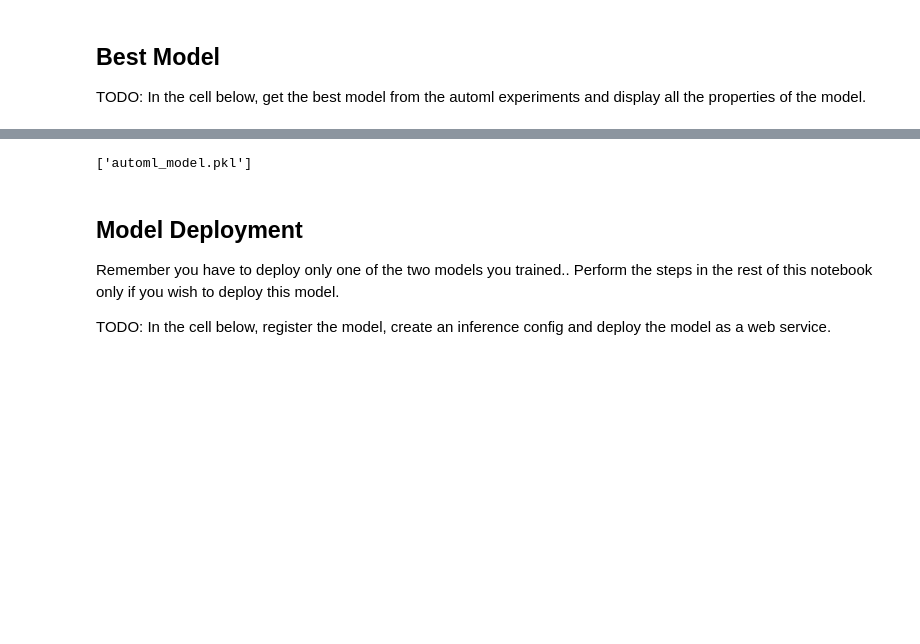
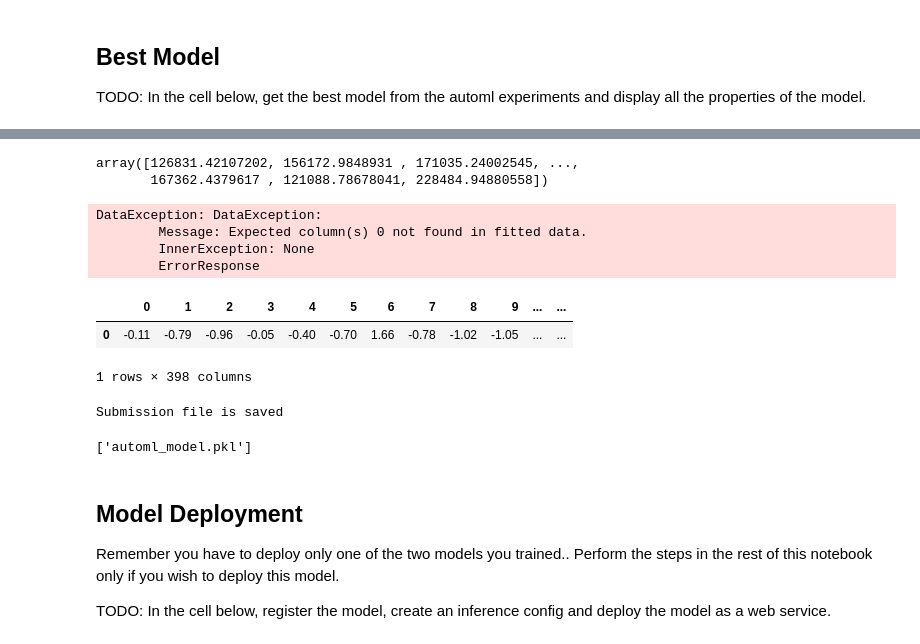
Before and after one commit to ErkanHatipoglu/nd00333-capstone, a Jupyter notebook: starter_file/automl.ipynb, the cells around one changed output, grey strips where cells are left out. Cells and saved outputs as stored; diff of their text form; code cells hidden in the pictures; blank space fills up the shorter version.

```diff
--- a/starter_file/automl.ipynb
+++ b/starter_file/automl.ipynb
@@ -379,3 +376,34 @@ residuals aml://artifactId/ExperimentRun/dcid.AutoML_8aa12d5a-a272-4123-9ca3-d6d
+# %%
+pred = fitted_model.predict(test_dataset.to_pandas_dataframe())
+pred
+# %% [output]
+array([126831.42107202, 156172.9848931 , 171035.24002545, ...,
+       167362.4379617 , 121088.78678041, 228484.94880558])
+# %%
+my_array = test_dataset.to_pandas_dataframe().to_numpy()
+my_array
+
+predict = fitted_model.predict(my_array)
+predict
+# %% [output]
+DataException: DataException:
+        Message: Expected column(s) 0 not found in fitted data.
+        InnerException: None
+        ErrorResponse
+# %%
+test_dataset.to_pandas_dataframe().head(1)
+# %% [output]
+|  | 0 | 1 | 2 | 3 | 4 | 5 | 6 | 7 | 8 | 9 | ... | ... |
+| 0 | -0.11 | -0.79 | -0.96 | -0.05 | -0.40 | -0.70 | 1.66 | -0.78 | -1.02 | -1.05 | ... | ... |
+1 rows × 398 columns
+# %%
+sample_submission_file = pd.read_csv("data/sample_submission.csv")
+output = pd.DataFrame({'Id': sample_submission_file.Id,
+                       'SalePrice': pred})
+output.to_csv('data/submission.csv', index=False)
+print ("Submission file is saved")
+# %% [output]
+Submission file is saved
 # %%
 #TODO: Save the best model
 # https://knowledge.udacity.com/questions/357007
```
Also changed, not shown: parts of 19 cells of this notebook.
